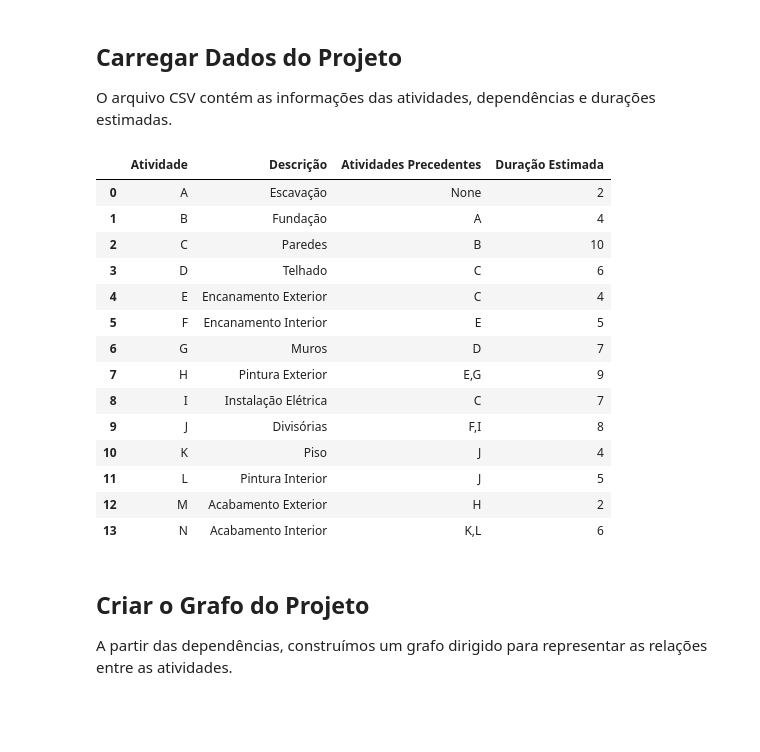
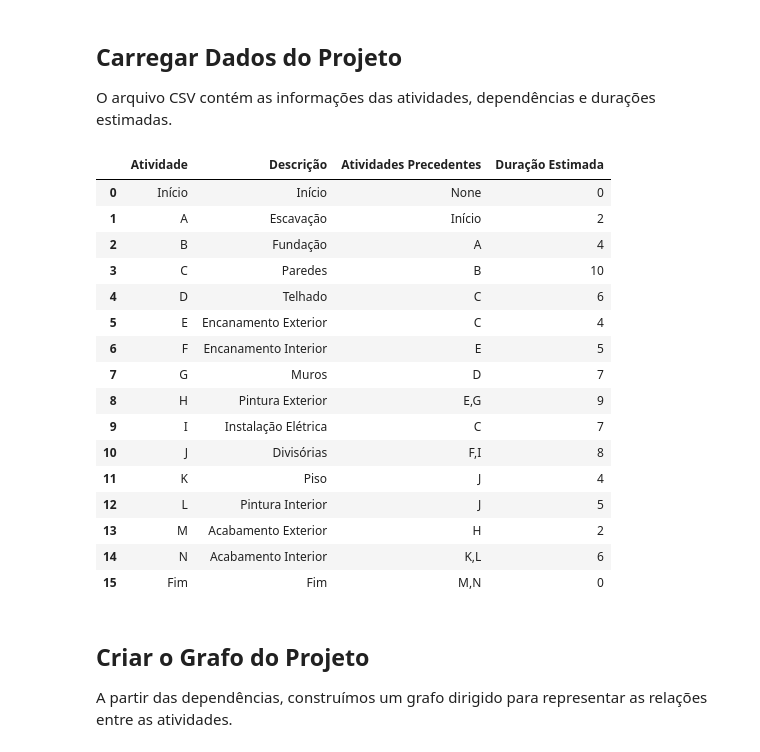
Before and after one commit to UniRobotica/gpc, a Jupyter notebook: notebooks/pertcpm-construcao-civil.ipynb, the cells around one changed output. Drawn from its saved outputs; the diff is of its cells as text; code cells hidden in the pictures; blank space fills up the shorter version.

```diff
--- a/notebooks/pertcpm-construcao-civil.ipynb
+++ b/notebooks/pertcpm-construcao-civil.ipynb
@@ -18,30 +26,34 @@ O arquivo CSV contém as informações das atividades, dependências e duraçõe
 # %%
 # Carregar dados do CSV
 data = pd.DataFrame({
-    'Atividade': ['A', 'B', 'C', 'D', 'E', 'F', 'G', 'H', 'I', 'J', 'K', 'L', 'M', 'N'],
-    'Descrição': ['Escavação', 'Fundação', 'Paredes', 'Telhado', 'Encanamento Exterior',
+    'Atividade': ['Início', 'A', 'B', 'C', 'D', 'E', 'F', 'G', 'H', 'I', 'J', 'K', 'L', 'M', 'N', 'Fim'],
+    'Descrição': ['Início','Escavação', 'Fundação', 'Paredes', 'Telhado', 'Encanamento Exterior',
                   'Encanamento Interior', 'Muros', 'Pintura Exterior', 'Instalação Elétrica', 'Divisórias',
-                  'Piso', 'Pintura Interior', 'Acabamento Exterior', 'Acabamento Interior'],
-    'Atividades Precedentes': [None, 'A', 'B', 'C', 'C', 'E', 'D', 'E,G', 'C', 'F,I', 'J', 'J', 'H', 'K,L'],
-    'Duração Estimada': [2, 4, 10, 6, 4, 5, 7, 9, 7, 8, 4, 5, 2, 6]
+                  'Piso', 'Pintura Interior', 'Acabamento Exterior', 'Acabamento Interior', 'Fim'],
+    'Atividades Precedentes': [None, 'Início', 'A', 'B', 'C', 'C', 'E', 'D', 'E,G', 'C', 'F,I', 'J', 'J', 'H', 'K,L', 'M,N'],
+    'Duração Estimada': [0, 2, 4, 10, 6, 4, 5, 7, 9, 7, 8, 4, 5, 2, 6, 0]
 })
+
+# Exibir o DataFrame
 data
 # %% [output]
 |  | Atividade | Descrição | Atividades Precedentes | Duração Estimada |
-| 0 | A | Escavação | None | 2 |
-| 1 | B | Fundação | A | 4 |
-| 2 | C | Paredes | B | 10 |
-| 3 | D | Telhado | C | 6 |
-| 4 | E | Encanamento Exterior | C | 4 |
-| 5 | F | Encanamento Interior | E | 5 |
-| 6 | G | Muros | D | 7 |
-| 7 | H | Pintura Exterior | E,G | 9 |
-| 8 | I | Instalação Elétrica | C | 7 |
-| 9 | J | Divisórias | F,I | 8 |
-| 10 | K | Piso | J | 4 |
-| 11 | L | Pintura Interior | J | 5 |
-| 12 | M | Acabamento Exterior | H | 2 |
-| 13 | N | Acabamento Interior | K,L | 6 |
+| 0 | Início | Início | None | 0 |
+| 1 | A | Escavação | Início | 2 |
+| 2 | B | Fundação | A | 4 |
+| 3 | C | Paredes | B | 10 |
+| 4 | D | Telhado | C | 6 |
+| 5 | E | Encanamento Exterior | C | 4 |
+| 6 | F | Encanamento Interior | E | 5 |
+| 7 | G | Muros | D | 7 |
+| 8 | H | Pintura Exterior | E,G | 9 |
+| 9 | I | Instalação Elétrica | C | 7 |
+| 10 | J | Divisórias | F,I | 8 |
+| 11 | K | Piso | J | 4 |
+| 12 | L | Pintura Interior | J | 5 |
+| 13 | M | Acabamento Exterior | H | 2 |
+| 14 | N | Acabamento Interior | K,L | 6 |
+| 15 | Fim | Fim | M,N | 0 |
 # %% [markdown]
 ## Criar o Grafo do Projeto
 A partir das dependências, construímos um grafo dirigido para representar as relações entre as atividades.
```
Also changed, not shown: parts of 10 cells of this notebook, 1 other file.
